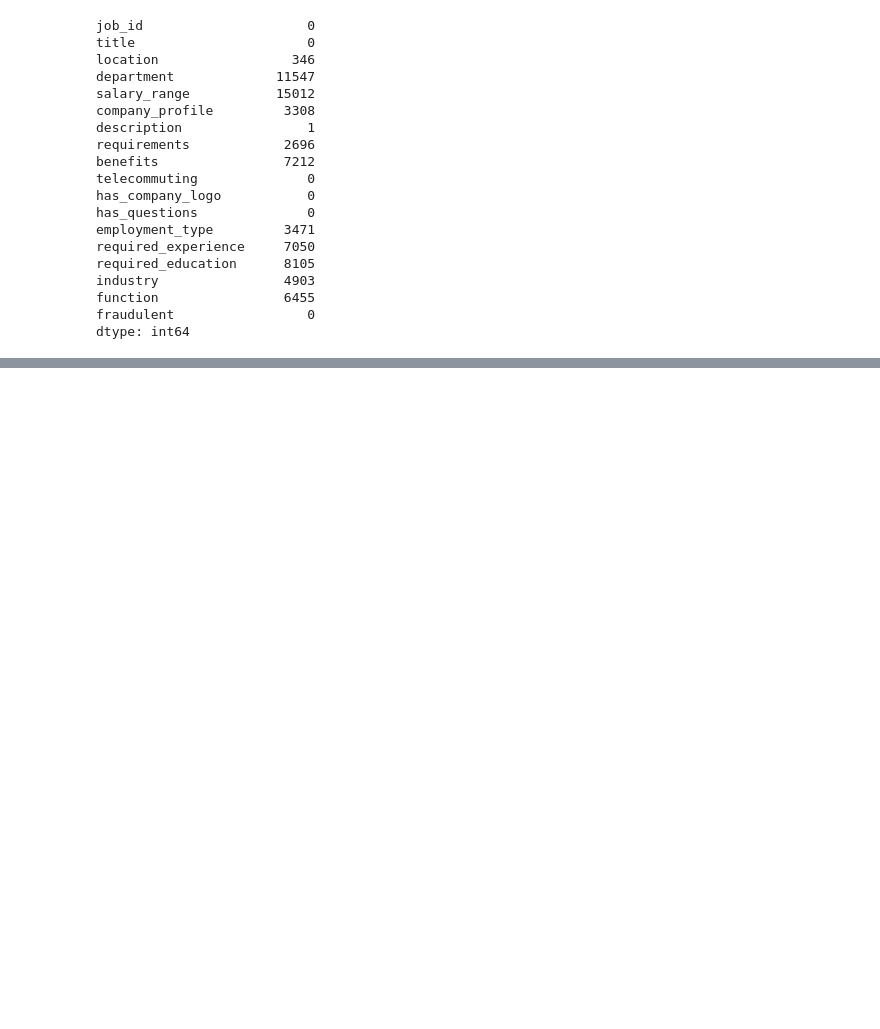
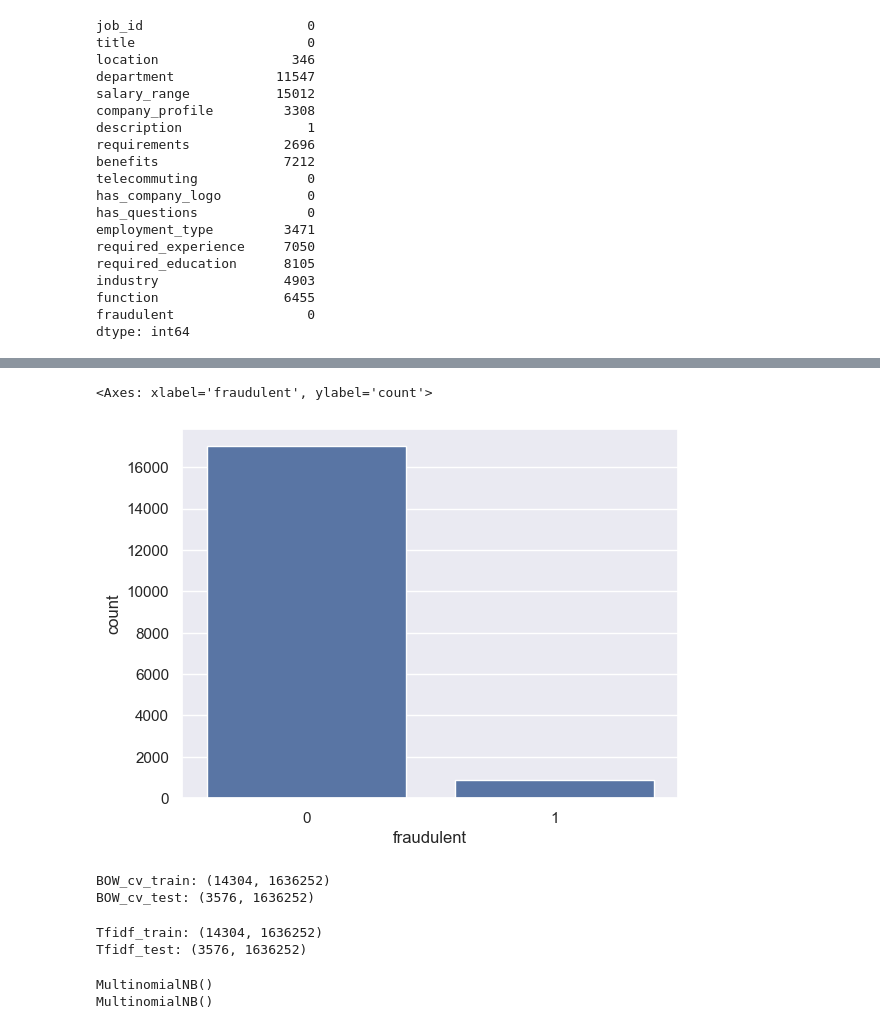
Before and after one commit to JennyL07/NLP_Kaggle_Real-Fake-Job-Posting-Prediction, a Jupyter notebook: v2_multinomialNB.ipynb, the cells around one changed output, grey strips where cells are left out. Saved outputs shown, nothing was run; the diff lists cells and outputs as text; code cells hidden in the pictures; blank space fills up the shorter version.

```diff
--- a/v2_multinomialNB.ipynb
+++ b/v2_multinomialNB.ipynb
@@ -104,0 +118,6 @@ stop.update(punctuation)
+# %%
+sns.set(style="darkgrid")
+sns.countplot(x = "fraudulent" , data = df)
+# %% [output]
+<Axes: xlabel='fraudulent', ylabel='count'>
+[figure, added]
@@ -104,0 +126,35 @@ stop.update(punctuation)
+# %%
+cv=CountVectorizer(min_df=0.0,max_df=1,binary=False,ngram_range=(1,3))
+#transformed train reviews
+cv_train_reviews=cv.fit_transform(train_text)
+#transformed test reviews
+cv_test_reviews=cv.transform(test_text)
+
+print('BOW_cv_train:',cv_train_reviews.shape)
+print('BOW_cv_test:',cv_test_reviews.shape)
+# %% [output]
+BOW_cv_train: (14304, 1636252)
+BOW_cv_test: (3576, 1636252)
+# %%
+tv=TfidfVectorizer(min_df=0.0,max_df=1,use_idf=True,ngram_range=(1,3))
+#transformed train reviews
+tv_train_reviews=tv.fit_transform(train_text)
+#transformed test reviews
+tv_test_reviews=tv.transform(test_text)
+print('Tfidf_train:',tv_train_reviews.shape)
+print('Tfidf_test:',tv_test_reviews.shape)
+# %% [output]
+Tfidf_train: (14304, 1636252)
+Tfidf_test: (3576, 1636252)
+# %%
+#training the model
+mnb=MultinomialNB()
+#fitting the nb for bag of words
+mnb_bow=mnb.fit(cv_train_reviews,train_category)
+print(mnb_bow)
+#fitting the nb for tfidf features
+mnb_tfidf=mnb.fit(tv_train_reviews,train_category)
+print(mnb_tfidf)
+# %% [output]
+MultinomialNB()
+MultinomialNB()
```
Also changed, not shown: parts of 7 cells of this notebook, 31 other files.
